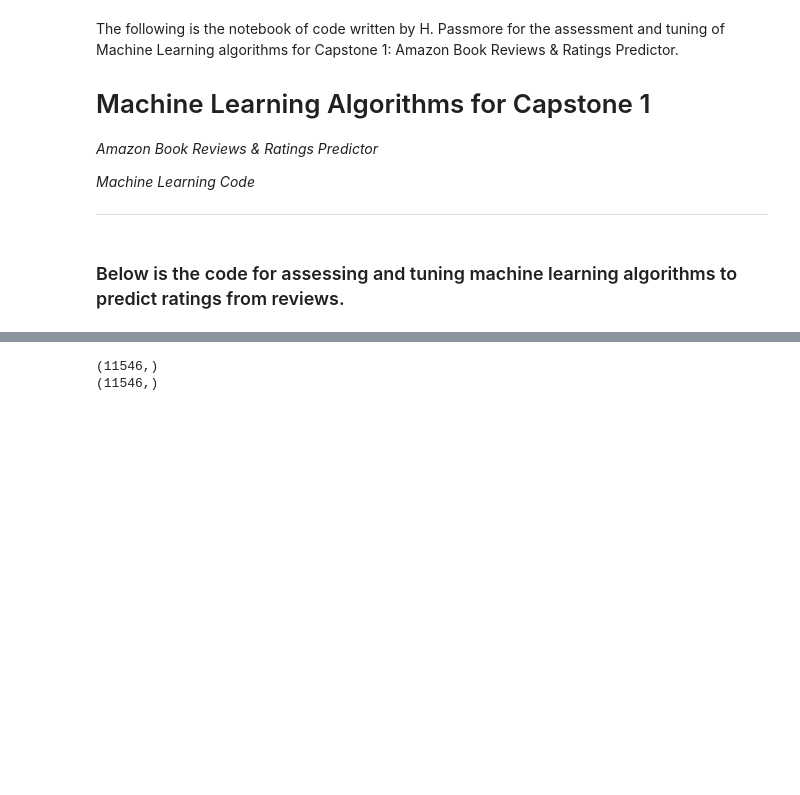
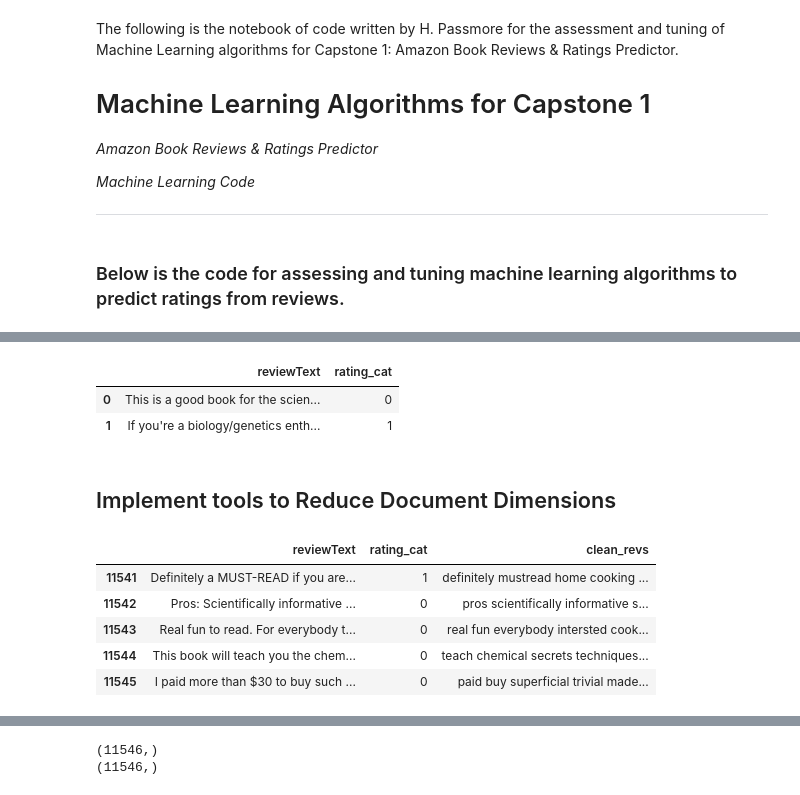
Before and after one commit to PassMoreHeat/springboard, a Jupyter notebook: Capstone_1/Machine_Learning_Amazon_Reviews_Working_Code.ipynb, the cells around one changed output, grey strips where cells are left out. Cells and saved outputs as stored; diff of their text form; code cells hidden in the pictures; blank space fills up the shorter version.

Commit message:
preprocessing

```diff
--- a/Capstone_1/Machine_Learning_Amazon_Reviews_Working_Code.ipynb
+++ b/Capstone_1/Machine_Learning_Amazon_Reviews_Working_Code.ipynb
@@ -49,0 +61,10 @@ book_revs.head(2)
+# %%
+# keep only what we need
+rev_rate = book_revs.drop(['asin', 'overall', 'summary', 'five_not5', 'token_count', 'caps_count', 'pct_caps'], axis=1)
+rev_rate.head(2)
+# %% [output]
+|  | reviewText | rating_cat |
+| 0 | This is a good book for the scien... | 0 |
+| 1 | If you're a biology/genetics enth... | 1 |
+# %% [markdown]
+## Implement tools to Reduce Document Dimensions
@@ -49,0 +78,25 @@ book_revs.head(2)
+# %%
+import string
+user_defined_stop_words = ['book', 'books', 'read', 'reading']
+
+i = stopwords.words('english')
+j = list(string.punctuation) + user_defined_stop_words
+
+stopwords = set(i).union(j)
+# %%
+# define preprocessor
+def preprocess(x):
+    x = re.sub('[^a-z\s]', '', x.lower())                   # get rid of noise
+    x = [w for w in x.split() if w not in set(stopwords)]   # remove stopwords
+    return ' '.join(x)
+# %%
+# apply preprocessor to review text
+rev_rate['clean_revs'] = rev_rate['reviewText'].apply(preprocess)
+rev_rate.tail()
+# %% [output]
+|  | reviewText | rating_cat | clean_revs |
+| 11541 | Definitely a MUST-READ if you are... | 1 | definitely mustread home cooking ... |
+| 11542 | Pros: Scientifically informative ... | 0 | pros scientifically informative s... |
+| 11543 | Real fun to read. For everybody t... | 0 | real fun everybody intersted cook... |
+| 11544 | This book will teach you the chem... | 0 | teach chemical secrets techniques... |
+| 11545 | I paid more than $30 to buy such ... | 0 | paid buy superficial trivial made... |
```
Also changed, not shown: parts of 70 cells of this notebook.
